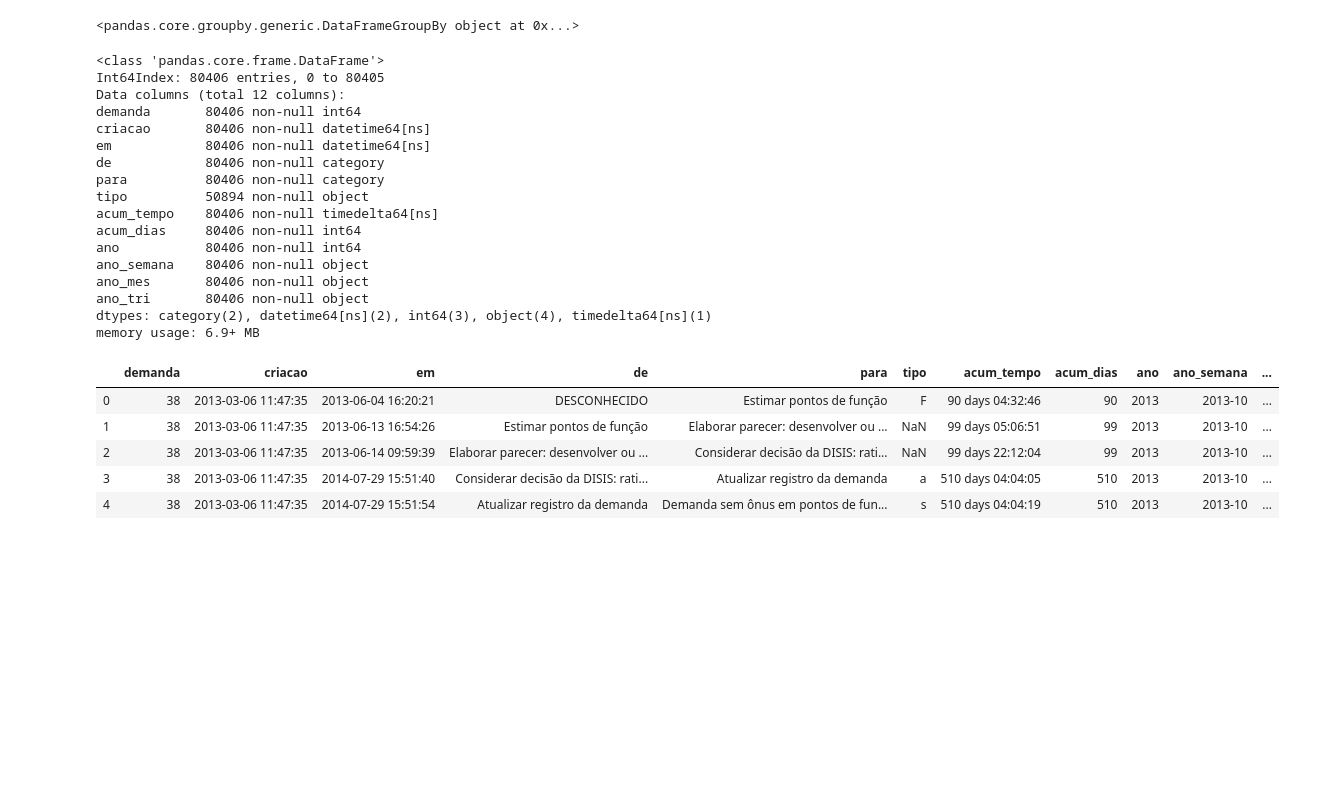
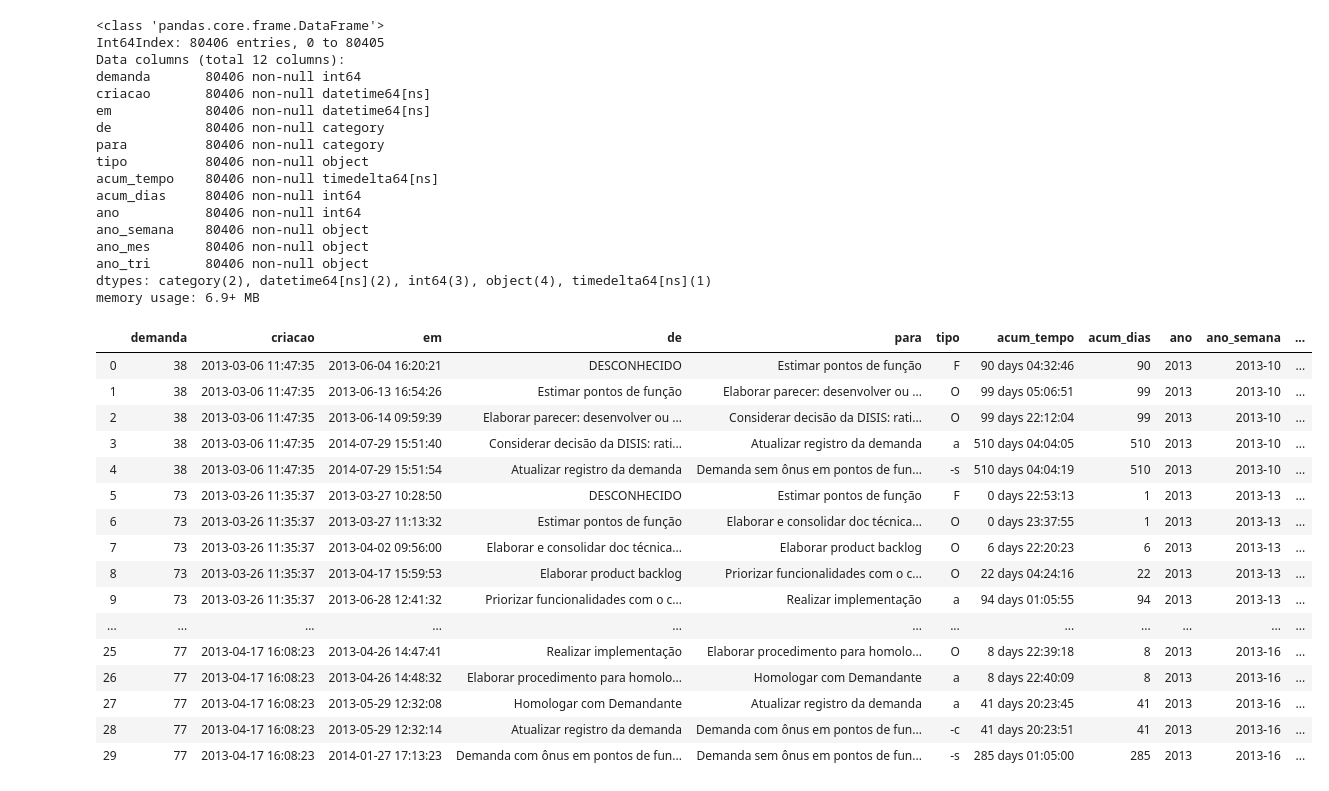
Before and after one commit to berrondo/ds-redm, a Jupyter notebook: base.ipynb, the cells around one changed output. Saved outputs shown, nothing was run; the diff lists cells and outputs as text; code cells hidden in the pictures; blank space fills up the shorter version.

Commit message:
classificacoes dos status para

```diff
--- a/base.ipynb
+++ b/base.ipynb
@@ -17,28 +19,53 @@ df['para'] = df.para.astype('category')
 # I: interna
 # F: fábrica, A: atelier
 # a: comum ao atelier e à fábrica
+# ~: descontinuados
 # cC: com ônus, antiga e nova
 # sS: sem ônus, antiga e nova
 # x: cancelada
 
+# D: dba
+# d: dba e pdti
+# R: rejeição ou defeito
+# P: pdti
 
 pt = {
     'Novo': 'n', 'Dividir em sprints': 'M',
+
     'Desenvolver internamente': 'I', 'Validar com a Área Demandante': 'I',
+
     'Preparar documentação para fábrica': 'F', 'Pronto para fábrica': 'F', 'Estimar pontos de função':  'F',
     'Contar pontos de função': 'F', 'Complementar documentação para contagem': 'F',
+
     'Realizar orçamento': 'A', 'Validar orçamento': 'A',
     'Especificar testes': 'A', 'Validar especificação/testes': 'A',
+
     'Realizar implementação': 'a', 'Testar implementação': 'a',
     'Homologar com Demandante': 'a', 'Atualizar registro da demanda': 'a',
     'Entregar artefatos': 'a', 'Validar artefatos': 'a',
-    'Demanda sem ônus em pontos de função concluída': 's', 'Demanda concluída sem ônus': 'S',
-    'Demanda com ônus em pontos de função concluída': 'c', 'Demanda concluída com ônus': 'C',
-    'Demanda cancelada': 'x',
 
-    'Iniciado': 'p', 'Pendente': 'p', 'Cancelado': 'p',
+    'Elaborar parecer: desenvolver ou adquirir?': 'O',    'Análise e decisão pela Divisão de Sistemas': 'O',
+    'Elaborar e consolidar doc técnica, formal e OS': 'O',    'Considerar decisão da DISIS: ratificar ou retificar': 'O',
+    'Realizar reunião de planejamento': 'O',    'Aprovar ordem de serviço': 'O',
+    'Priorizar funcionalidades com o cliente': 'O',    'Verificar e empenhar saldo de PFs': 'O',
+    'Elaborar product backlog': 'O',    'Elaborar procedimento para homologação': 'O',
+    'Realizar implantação no ambiente de homologação': 'O',    'Disponível para teste': 'O',
+    'Executar manutenção': 'O',    'Implantar em produção': 'O',
+    'Detalhar Projeto (Proc. implant. SW adquirido externamente)': 'O',    '[SISCAP] Em Análise': 'O',
 
+    'Demanda sem ônus em pontos de função concluída': '-s', 'Demanda concluída sem ônus': '-S',
+    'Demanda com ônus em pontos de função concluída': '-c', 'Demanda concluída com ônus': '-C',
+    'Demanda cancelada': '-x',
+
+    'Em andamento': 'D', 'Pendente': 'D', 'Concluído': '-d', 'Reavaliação': 'D', 'Aceito': '-D',
+
+    'Avaliar defeito': 'R', 'Decidir sobre o defeito': 'R', 'Rejeição cancelada': 'R', 'Fechado': '-R',
+
+    'Iniciado': 'P', 'Cancelado': '-P',
      }
+
+print(len(pt))
 
 df['tipo'] = df.para
 df.tipo = df.tipo.map(pt)
+df.tipo.fillna('.', inplace=True)
@@ -49,8 +96,6 @@ AttributeError: 'DataFrame' object has no attribute 'so_paras'
 # %%
-bla = df.groupby('demanda')['para']
-df.at[df.groupby('demanda'), 'bla'] = bla
+#bla = df.groupby('demanda')['para']
+#df.at[df.groupby('demanda'), 'bla'] = bla  ## ValueError: cannot copy sequence with size 5 to array axis with dimension 6
-# %% [output]
-<pandas.core.groupby.generic.DataFrameGroupBy object at 0x...>
 # %%
 df['acum_tempo'] = df.em - df.criacao
 df['acum_dias'] = df.acum_tempo.dt.days
@@ -79,7 +124,7 @@ criacao       80406 non-null datetime64[ns]
 em            80406 non-null datetime64[ns]
 de            80406 non-null category
 para          80406 non-null category
-tipo          50894 non-null object
+tipo          80406 non-null object
 acum_tempo    80406 non-null timedelta64[ns]
 acum_dias     80406 non-null int64
 ano           80406 non-null int64
@@ -89,11 +134,22 @@ ano_tri       80406 non-null object
 dtypes: category(2), datetime64[ns](2), int64(3), object(4), timedelta64[ns](1)
 memory usage: 6.9+ MB
 # %%
-df.head()
+df.head(30)
 # %% [output]
 |  | demanda | criacao | em | de | para | tipo | acum_tempo | acum_dias | ano | ano_semana | ... |
 | 0 | 38 | 2013-03-06 11:47:35 | 2013-06-04 16:20:21 | DESCONHECIDO | Estimar pontos de função | F | 90 days 04:32:46 | 90 | 2013 | 2013-10 | ... |
-| 1 | 38 | 2013-03-06 11:47:35 | 2013-06-13 16:54:26 | Estimar pontos de função | Elaborar parecer: desenvolver ou ... | NaN | 99 days 05:06:51 | 99 | 2013 | 2013-10 | ... |
-| 2 | 38 | 2013-03-06 11:47:35 | 2013-06-14 09:59:39 | Elaborar parecer: desenvolver ou ... | Considerar decisão da DISIS: rati... | NaN | 99 days 22:12:04 | 99 | 2013 | 2013-10 | ... |
+| 1 | 38 | 2013-03-06 11:47:35 | 2013-06-13 16:54:26 | Estimar pontos de função | Elaborar parecer: desenvolver ou ... | O | 99 days 05:06:51 | 99 | 2013 | 2013-10 | ... |
+| 2 | 38 | 2013-03-06 11:47:35 | 2013-06-14 09:59:39 | Elaborar parecer: desenvolver ou ... | Considerar decisão da DISIS: rati... | O | 99 days 22:12:04 | 99 | 2013 | 2013-10 | ... |
 | 3 | 38 | 2013-03-06 11:47:35 | 2014-07-29 15:51:40 | Considerar decisão da DISIS: rati... | Atualizar registro da demanda | a | 510 days 04:04:05 | 510 | 2013 | 2013-10 | ... |
-| 4 | 38 | 2013-03-06 11:47:35 | 2014-07-29 15:51:54 | Atualizar registro da demanda | Demanda sem ônus em pontos de fun... | s | 510 days 04:04:19 | 510 | 2013 | 2013-10 | ... |
+| 4 | 38 | 2013-03-06 11:47:35 | 2014-07-29 15:51:54 | Atualizar registro da demanda | Demanda sem ônus em pontos de fun... | -s | 510 days 04:04:19 | 510 | 2013 | 2013-10 | ... |
+| 5 | 73 | 2013-03-26 11:35:37 | 2013-03-27 10:28:50 | DESCONHECIDO | Estimar pontos de função | F | 0 days 22:53:13 | 1 | 2013 | 2013-13 | ... |
+| 6 | 73 | 2013-03-26 11:35:37 | 2013-03-27 11:13:32 | Estimar pontos de função | Elaborar e consolidar doc técnica... | O | 0 days 23:37:55 | 1 | 2013 | 2013-13 | ... |
+| 7 | 73 | 2013-03-26 11:35:37 | 2013-04-02 09:56:00 | Elaborar e consolidar doc técnica... | Elaborar product backlog | O | 6 days 22:20:23 | 6 | 2013 | 2013-13 | ... |
+| 8 | 73 | 2013-03-26 11:35:37 | 2013-04-17 15:59:53 | Elaborar product backlog | Priorizar funcionalidades com o c... | O | 22 days 04:24:16 | 22 | 2013 | 2013-13 | ... |
+| 9 | 73 | 2013-03-26 11:35:37 | 2013-06-28 12:41:32 | Priorizar funcionalidades com o c... | Realizar implementação | a | 94 days 01:05:55 | 94 | 2013 | 2013-13 | ... |
+| ... | ... | ... | ... | ... | ... | ... | ... | ... | ... | ... | ... |
+| 25 | 77 | 2013-04-17 16:08:23 | 2013-04-26 14:47:41 | Realizar implementação | Elaborar procedimento para homolo... | O | 8 days 22:39:18 | 8 | 2013 | 2013-16 | ... |
+| 26 | 77 | 2013-04-17 16:08:23 | 2013-04-26 14:48:32 | Elaborar procedimento para homolo... | Homologar com Demandante | a | 8 days 22:40:09 | 8 | 2013 | 2013-16 | ... |
+| 27 | 77 | 2013-04-17 16:08:23 | 2013-05-29 12:32:08 | Homologar com Demandante | Atualizar registro da demanda | a | 41 days 20:23:45 | 41 | 2013 | 2013-16 | ... |
+| 28 | 77 | 2013-04-17 16:08:23 | 2013-05-29 12:32:14 | Atualizar registro da demanda | Demanda com ônus em pontos de fun... | -c | 41 days 20:23:51 | 41 | 2013 | 2013-16 | ... |
+| 29 | 77 | 2013-04-17 16:08:23 | 2014-01-27 17:13:23 | Demanda com ônus em pontos de fun... | Demanda sem ônus em pontos de fun... | -s | 285 days 01:05:00 | 285 | 2013 | 2013-16 | ... |
```
Also changed, not shown: parts of 4 cells of this notebook, 3 other files.
